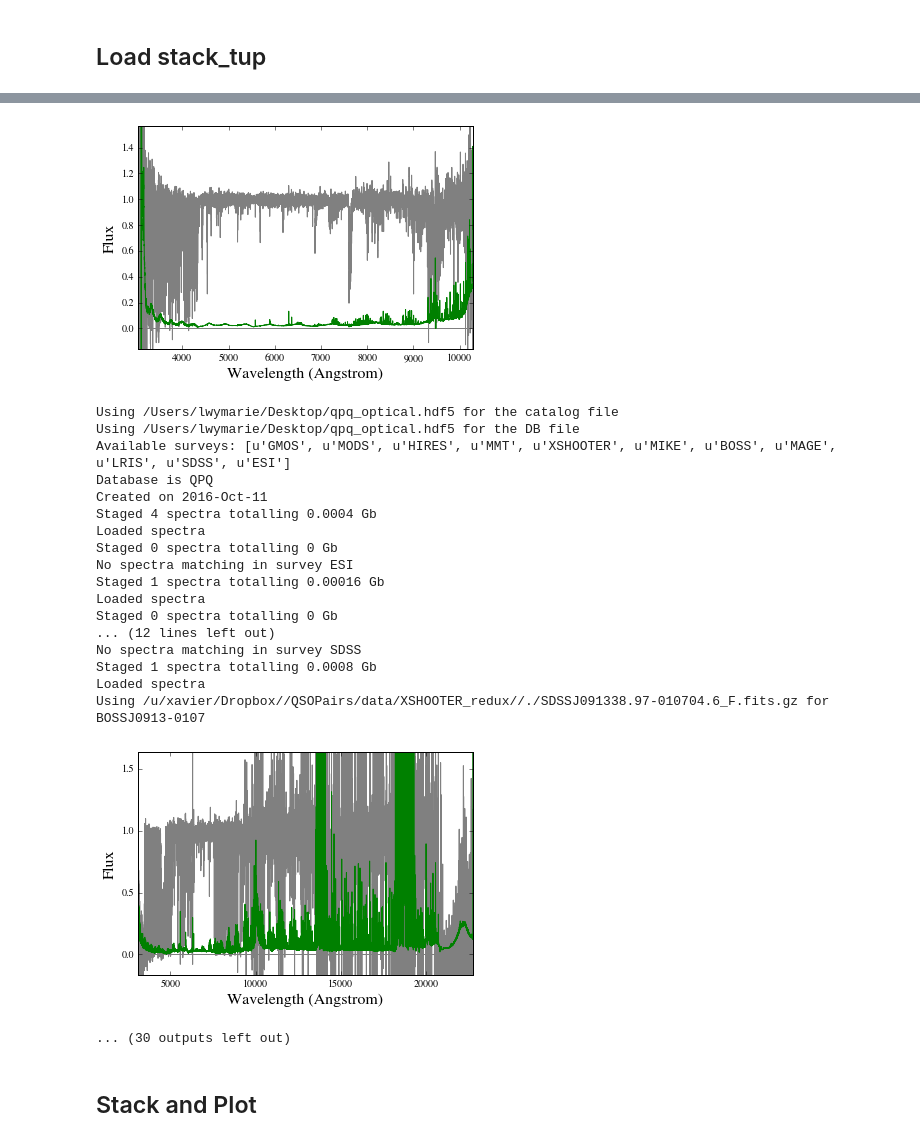
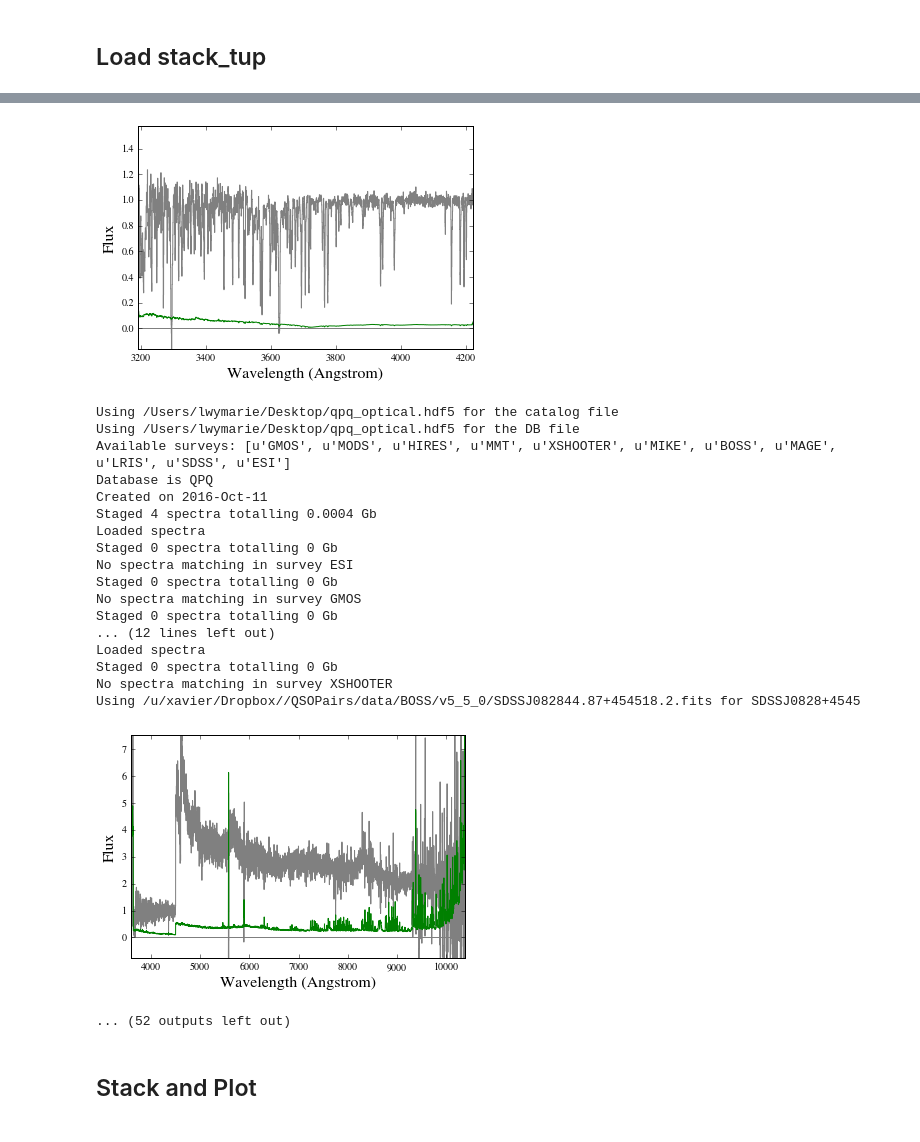
Before and after one commit to qsopairs/papers, a Jupyter notebook: QPQ9/Analysis/Stacks/CII1334_fiddle.ipynb, the cells around one changed output, grey strips where cells are left out. Cells and saved outputs as stored; diff of their text form; code cells hidden in the pictures.

Commit message:
read new QPQ9 data structure

```diff
--- a/QPQ9/Analysis/Stacks/CII1334_fiddle.ipynb
+++ b/QPQ9/Analysis/Stacks/CII1334_fiddle.ipynb
@@ -37,5 +37,5 @@ import qpq9_stacks as qpq9k
 # %%
 reload(qpqk)
 reload(qpq9k)
-stack_tup0 = qpq9k.qpq9_NIR(passback=True,wrest=1334.5323*u.AA)
+stack_tup0 = qpq9k.qpq9_IRMgII(passback=True,wrest=1334.5323*u.AA)
 # %% [output]
@@ -131,23 +131,23 @@ Using /u/xavier/Dropbox//QSOPairs/data/MAGE_redux//./SDSSJ085357.49-001106.1_F.f
-[figure, old version]
+[figure, new version]
 Using /Users/lwymarie/Desktop/qpq_optical.hdf5 for the catalog file
 Using /Users/lwymarie/Desktop/qpq_optical.hdf5 for the DB file
 Available surveys: [u'GMOS', u'MODS', u'HIRES', u'MMT', u'XSHOOTER', u'MIKE', u'BOSS', u'MAGE', u'LRIS', u'SDSS', u'ESI']
 Database is QPQ
 Created on 2016-Oct-11
 Staged 4 spectra totalling 0.0004 Gb
 Loaded spectra
 Staged 0 spectra totalling 0 Gb
 No spectra matching in survey ESI
-Staged 1 spectra totalling 0.00016 Gb
+Staged 0 spectra totalling 0 Gb
+No spectra matching in survey GMOS
+Staged 0 spectra totalling 0 Gb
+... (12 lines left out)
 Loaded spectra
 Staged 0 spectra totalling 0 Gb
-... (12 lines left out)
-No spectra matching in survey SDSS
-Staged 1 spectra totalling 0.0008 Gb
-Loaded spectra
-Using /u/xavier/Dropbox//QSOPairs/data/XSHOOTER_redux//./SDSSJ091338.97-010704.6_F.fits.gz for BOSSJ0913-0107
+No spectra matching in survey XSHOOTER
+Using /u/xavier/Dropbox//QSOPairs/data/BOSS/v5_5_0/SDSSJ082844.87+454518.2.fits for SDSSJ0828+4545
-[figure, old version]
+[figure, new version]
-... (30 outputs left out)
+... (52 outputs left out)
 # %% [markdown]
 ## Stack and Plot
 # %% [markdown]
```
Also changed, not shown: parts of 14 cells of this notebook, 20 other files.
